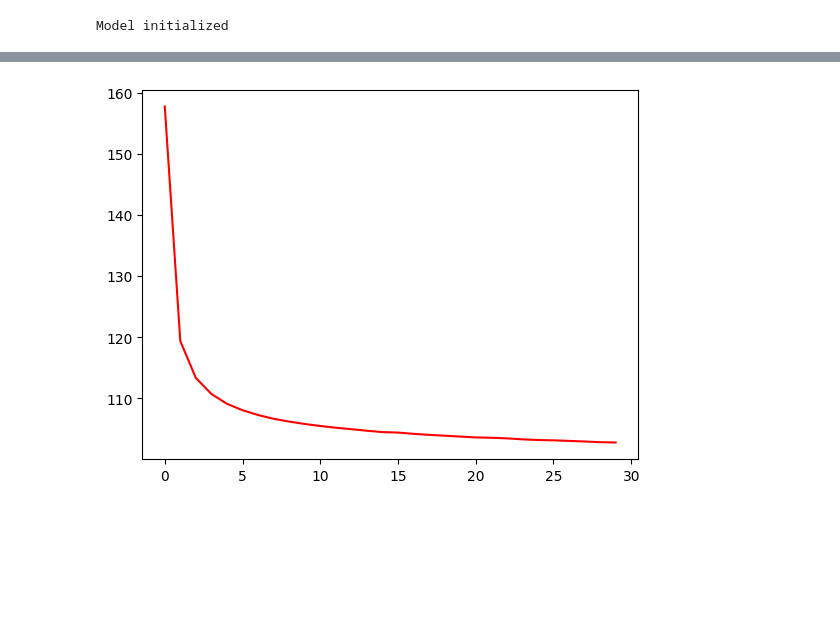
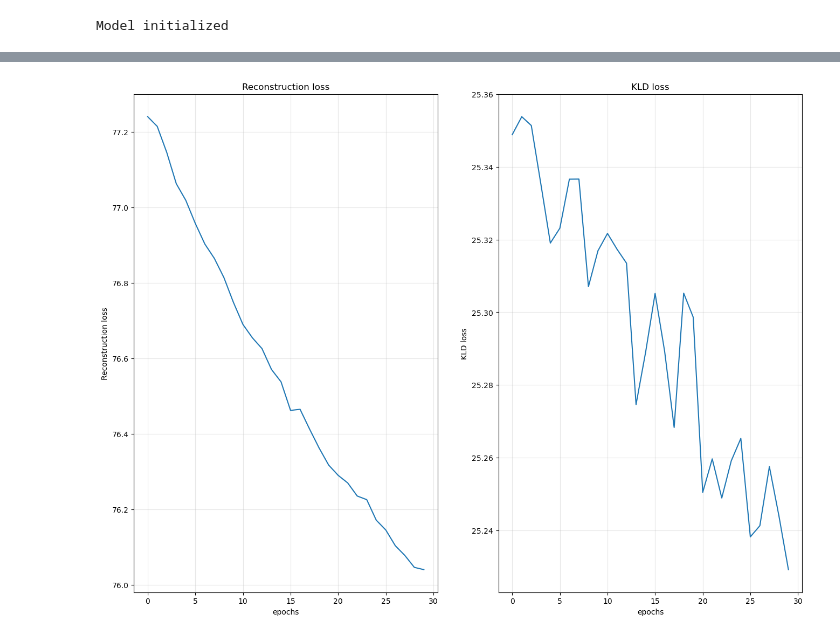
Before and after one commit to Vedansh-Sethi/Hephaestus-BYOP-2026-project-, a Jupyter notebook: Experiments/VAE_MNIST/MNIST_VAE.ipynb, the cells around one changed output, grey strips where cells are left out. Cells and saved outputs as stored; diff of their text form; code cells hidden in the pictures; blank space fills up the shorter version.

```diff
--- a/Experiments/VAE_MNIST/MNIST_VAE.ipynb
+++ b/Experiments/VAE_MNIST/MNIST_VAE.ipynb
@@ -84,11 +91,14 @@ Model initialized
 
 model.train()
 
-train_losses = []
+train_KLD_losses = []
+train_BCE_losses = []
+
 print("Training started -")
 
 for epoch in range(EPOCHS) :
-    overall_loss = 0
+    overall_KLD_loss = 0
+    overall_BCE_loss = 0
 
     for batch_idx, (x, _) in enumerate(train_loader) :
         optimizer.zero_grad()
@@ -96,11 +106,13 @@ for epoch in range(EPOCHS) :
         loss = loss_function(recon_x, x, mu, logvar)
         loss.backward()
         optimizer.step()
-        overall_loss += loss.item()
+        overall_KLD_loss += KLD_loss_function(mu, logvar).item()
+        overall_BCE_loss += BCE_loss_function(recon_x, x).item()
 
-    average_loss = overall_loss / len(train_loader.dataset)
-    train_losses.append(average_loss)
-
-    print(f"epoch = {epoch + 1} \t Average Loss = {average_loss}")
+    average_BCE_loss = overall_BCE_loss/len(train_dataset)
+    average_KLD_loss = overall_KLD_loss/len(train_dataset)
+    train_BCE_losses.append(average_BCE_loss)
+    train_KLD_losses.append(average_KLD_loss)
+    print(f"epoch = {epoch + 1} \n Average BCE loss = {average_BCE_loss}\tAverage KLD loss = {average_KLD_loss}")
 # %% [output]
 Training started -
@@ -146,16 +158,19 @@ plt.show()
 # %%
-idx_loss = []
-idx = []
-for i in range(len(train_losses)):
-    idx.append(i)
+fig, axes = plt.subplots(1, 2, figsize=(16, 12))
 
-idx_loss.append(idx)
-idx_loss.append(train_losses)
+axes[0].plot(train_BCE_losses)
+axes[0].set_xlabel("epochs")
+axes[0].set_ylabel("Reconstruction loss")
+axes[0].set_title("Reconstruction loss")
+axes[0].grid(True, alpha=0.3)
 
-plt.plot(idx_loss[0], idx_loss[1], color="red")
-plt.show()
+axes[1].plot(train_KLD_losses)
+axes[1].set_xlabel("epochs")
+axes[1].set_ylabel("KLD loss")
+axes[1].set_title("KLD loss")
+axes[1].grid(True, alpha=0.3)
 # %% [output]
-[figure, old version]
+[figure, new version]
 # %%
 first_found = False
 second_found = False
```
Also changed, not shown: parts of 4 cells of this notebook, 3 other files.
